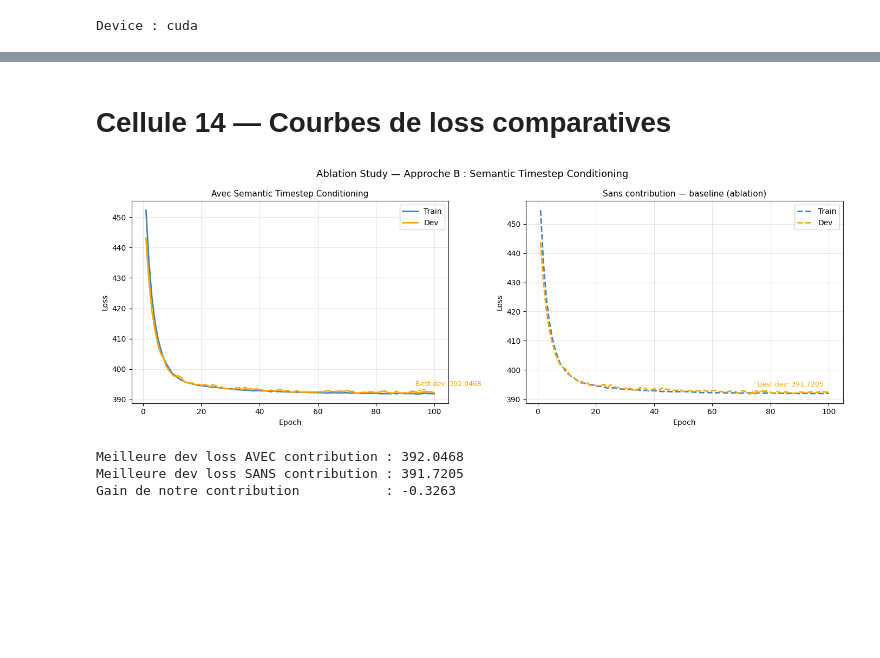
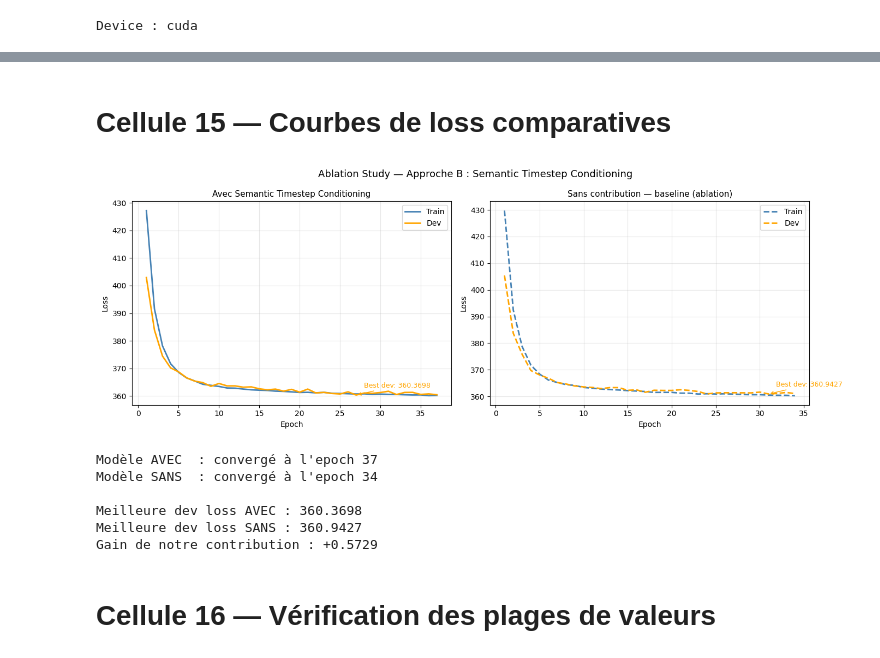
Before and after one commit to sarrazer24/sign-language-production, a Jupyter notebook: phase1_text_to_pose/notebooks/train_b.ipynb, the cells around one changed output, grey strips where cells are left out. Saved outputs shown, nothing was run; the diff lists cells and outputs as text; code cells hidden in the pictures; blank space fills up the shorter version.

Commit message:
Kaggle Notebook | train_b | Version 9

```diff
--- a/phase1_text_to_pose/notebooks/train_b.ipynb
+++ b/phase1_text_to_pose/notebooks/train_b.ipynb
@@ -294,7 +294,6 @@ class UNet1D(nn.Module):
         self.output_proj = nn.Conv1d(C, pose_dim, 1)
 
     def _match_size(self, x, target):
-        """Tronque x pour matcher la taille temporelle de target"""
         if x.shape[2] != target.shape[2]:
             x = x[:, :, :target.shape[2]]
         return x
@@ -358,14 +361,12 @@ class GaussianDiffusion(nn.Module):
         alpha_cp = self.alphas_cumprod[t][:, None, None]
         pred     = self.model(x_t, z_c)
 
-        # Clipper le bruit prédit pour éviter l'explosion
-        pred = torch.clamp(pred, -1.0, 1.0)
+        clip_val = 1.0 + 2.0 * (t_val / self.T)
+        pred     = torch.clamp(pred, -clip_val, clip_val)
 
         coef = beta / torch.sqrt(1 - alpha_cp)
         mean = (1 / torch.sqrt(alpha)) * (x_t - coef * pred)
-
-        # Clipper x_{t-1} pour rester dans une plage raisonnable
-        mean = torch.clamp(mean, -10.0, 10.0)
+        mean = torch.clamp(mean, -3.0, 3.0)
 
         if t_val > 0:
             mean = mean + torch.sqrt(beta) * torch.randn_like(x_t)
@@ -373,8 +374,15 @@ class GaussianDiffusion(nn.Module):
         return mean
 
     @torch.no_grad()
-    def sample(self, z_c, n_frames):
-        x = torch.randn(z_c.shape[0], n_frames, POSE_DIM, device=z_c.device)
-        for t in reversed(range(self.T)):
-            x = self.p_sample(x, t, z_c)
+    def sample(self, z_c_fn, n_frames, batch_size, device):
+        """
+        FIX : z_c_fn est une fonction (t_tensor: LongTensor) -> z_c (B, 512).
+        Le conditionneur STC est appelé à chaque step avec le bon timestep,
+        ce qui lui permet d'adapter la pondération texte selon le niveau de bruit.
+        """
+        x = torch.randn(batch_size, n_frames, POSE_DIM, device=device)
+        for t_val in reversed(range(self.T)):
+            t_tensor = torch.full((batch_size,), t_val, device=device, dtype=torch.long)
+            z_c      = z_c_fn(t_tensor)         # z_c recalculé à chaque step ✅
+            x        = self.p_sample(x, t_val, z_c)
         return x
@@ -582,53 +643,59 @@ Loss train epoch 100   : 391.8888
 ⚠️  La loss descend encore → le modèle n'a pas convergé, augmenter n_epochs
 # %% [markdown]
-# Cellule 14 — Courbes de loss comparatives
+# Cellule 15 — Courbes de loss comparatives
 # %%
-epochs = range(1, len(history_with['train']) + 1)
+epochs_with    = range(1, len(history_with['train']) + 1)
+epochs_without = range(1, len(history_without['train']) + 1)
 
 fig, axes = plt.subplots(1, 2, figsize=(14, 5))
 
-# Avec contribution
-axes[0].plot(epochs, history_with['train'], label='Train', color='steelblue', linewidth=2)
-axes[0].plot(epochs, history_with['dev'],   label='Dev',   color='orange',    linewidth=2)
+axes[0].plot(epochs_with, history_with['train'], label='Train', color='steelblue', linewidth=2)
+axes[0].plot(epochs_with, history_with['dev'],   label='Dev',   color='orange',    linewidth=2)
 axes[0].set_title('Avec Semantic Timestep Conditioning', fontsize=11)
 axes[0].set_xlabel('Epoch')
 axes[0].set_ylabel('Loss')
 axes[0].legend()
 axes[0].grid(alpha=0.3)
 axes[0].annotate(f"Best dev: {min(history_with['dev']):.4f}",
                  xy=(np.argmin(history_with['dev']) + 1, min(history_with['dev'])),
                  xytext=(10, 10), textcoords='offset points',
                  fontsize=9, color='orange',
                  arrowprops=dict(arrowstyle='->', color='orange'))
 
-# Sans contribution
-axes[1].plot(epochs, history_without['train'], label='Train', color='steelblue',
+axes[1].plot(epochs_without, history_without['train'], label='Train', color='steelblue',
              linewidth=2, linestyle='--')
-axes[1].plot(epochs, history_without['dev'],   label='Dev',   color='orange',
+axes[1].plot(epochs_without, history_without['dev'],   label='Dev',   color='orange',
              linewidth=2, linestyle='--')
 axes[1].set_title('Sans contribution — baseline (ablation)', fontsize=11)
 axes[1].set_xlabel('Epoch')
 axes[1].set_ylabel('Loss')
 axes[1].legend()
 axes[1].grid(alpha=0.3)
 axes[1].annotate(f"Best dev: {min(history_without['dev']):.4f}",
                  xy=(np.argmin(history_without['dev']) + 1, min(history_without['dev'])),
                  xytext=(10, 10), textcoords='offset points',
                  fontsize=9, color='orange',
                  arrowprops=dict(arrowstyle='->', color='orange'))
 
 plt.suptitle('Ablation Study — Approche B : Semantic Timestep Conditioning', fontsize=13)
 plt.tight_layout()
 plt.savefig('/kaggle/working/loss_curves_approach_b.png', dpi=150)
 plt.show()
 
-print(f"Meilleure dev loss AVEC contribution : {min(history_with['dev']):.4f}")
-print(f"Meilleure dev loss SANS contribution : {min(history_without['dev']):.4f}")
-print(f"Gain de notre contribution           : "
+print(f"Modèle AVEC  : convergé à l'epoch {len(history_with['train'])}")
+print(f"Modèle SANS  : convergé à l'epoch {len(history_without['train'])}")
+print(f"\nMeilleure dev loss AVEC : {min(history_with['dev']):.4f}")
+print(f"Meilleure dev loss SANS : {min(history_without['dev']):.4f}")
+print(f"Gain de notre contribution : "
       f"{min(history_without['dev']) - min(history_with['dev']):+.4f}")
 # %% [output]
-[figure, old version]
+[figure, new version]
-Meilleure dev loss AVEC contribution : 392.0468
-Meilleure dev loss SANS contribution : 391.7205
-Gain de notre contribution           : -0.3263
+Modèle AVEC  : convergé à l'epoch 37
+Modèle SANS  : convergé à l'epoch 34
+
+Meilleure dev loss AVEC : 360.3698
+Meilleure dev loss SANS : 360.9427
+Gain de notre contribution : +0.5729
+# %% [markdown]
+# Cellule 16 — Vérification des plages de valeurs
 # %%
```
Also changed, not shown: parts of 30 cells of this notebook.
